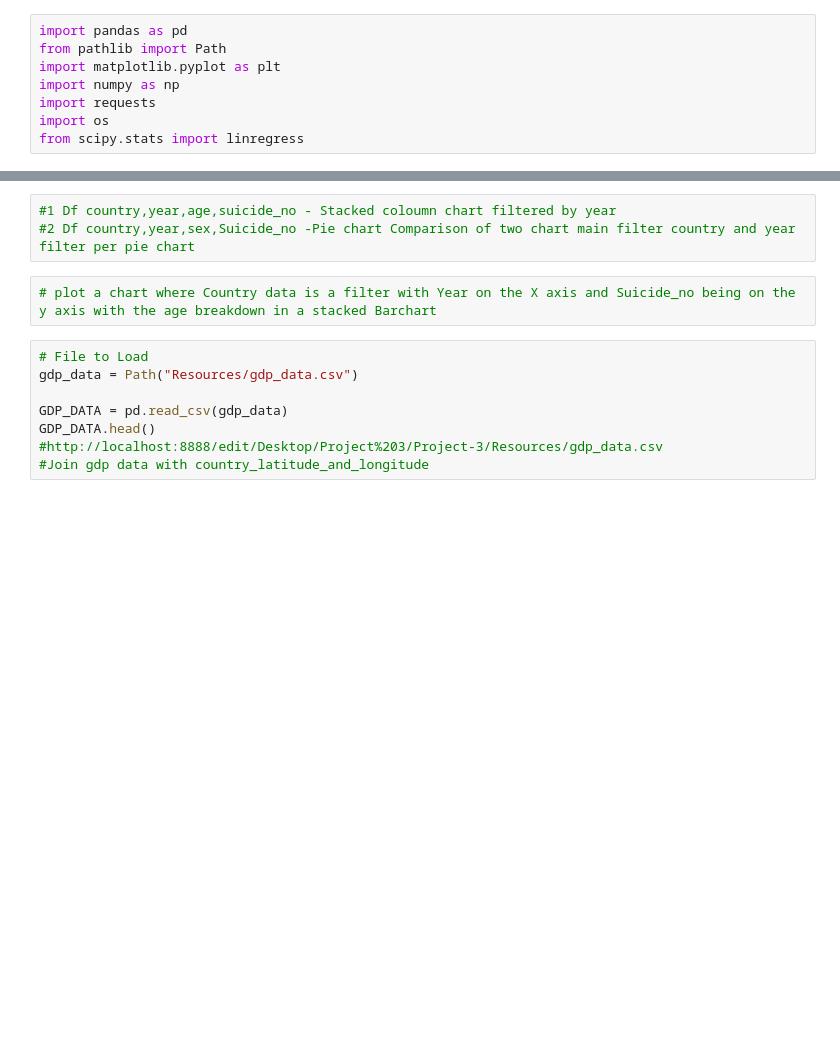
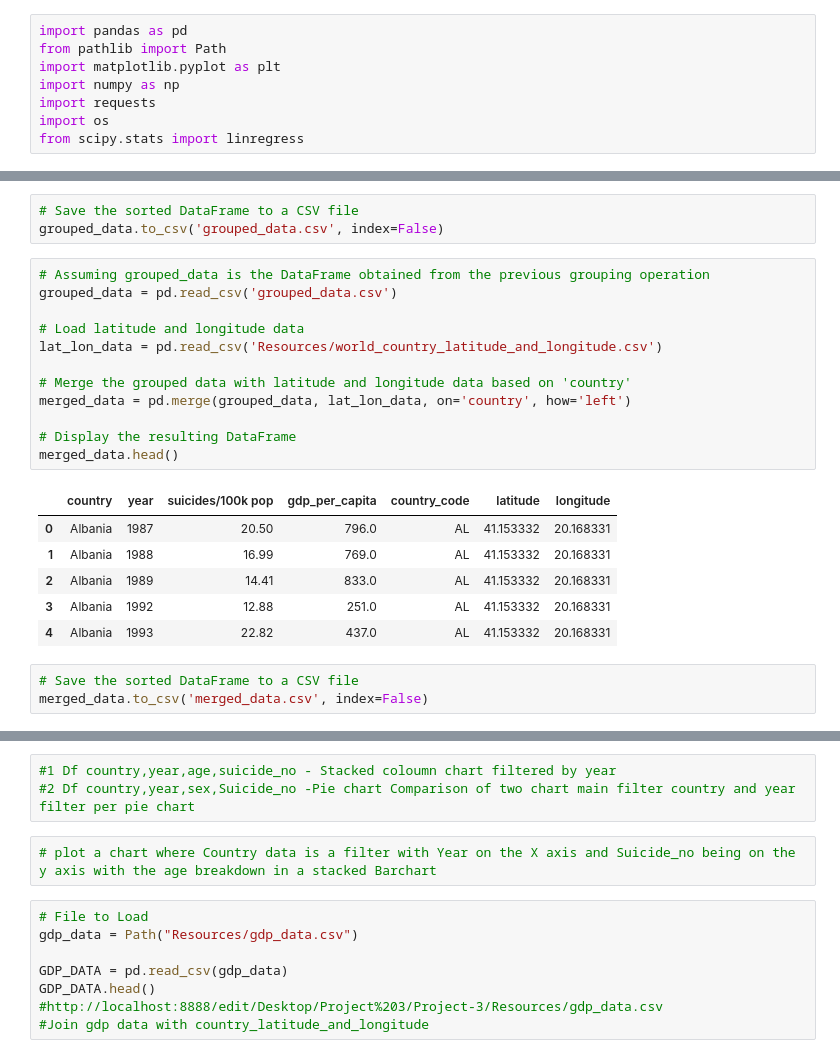
Before and after one commit to DayanaIm/Project-3, a Jupyter notebook: Suicide data detailed analysis.ipynb, the cells around one changed output, grey strips where cells are left out. Saved outputs shown, nothing was run; the diff lists cells and outputs as text; blank space fills up the shorter version.

```diff
--- a/Suicide data detailed analysis.ipynb
+++ b/Suicide data detailed analysis.ipynb
@@ -47,3 +69,28 @@ Sorted_Df.head()
+# %%
+# Save the sorted DataFrame to a CSV file
+grouped_data.to_csv('grouped_data.csv', index=False)
+# %%
+# Assuming grouped_data is the DataFrame obtained from the previous grouping operation
+grouped_data = pd.read_csv('grouped_data.csv')
+
+# Load latitude and longitude data
+lat_lon_data = pd.read_csv('Resources/world_country_latitude_and_longitude.csv')
+
+# Merge the grouped data with latitude and longitude data based on 'country'
+merged_data = pd.merge(grouped_data, lat_lon_data, on='country', how='left')
+
+# Display the resulting DataFrame
+merged_data.head()
+# %% [output]
+|  | country | year | suicides/100k pop | gdp_per_capita | country_code | latitude | longitude |
+| 0 | Albania | 1987 | 20.50 | 796.0 | AL | 41.153332 | 20.168331 |
+| 1 | Albania | 1988 | 16.99 | 769.0 | AL | 41.153332 | 20.168331 |
+| 2 | Albania | 1989 | 14.41 | 833.0 | AL | 41.153332 | 20.168331 |
+| 3 | Albania | 1992 | 12.88 | 251.0 | AL | 41.153332 | 20.168331 |
+| 4 | Albania | 1993 | 22.82 | 437.0 | AL | 41.153332 | 20.168331 |
+# %%
+# Save the sorted DataFrame to a CSV file
+merged_data.to_csv('merged_data.csv', index=False)
 # %%
 # Create separate DataFrames for males and females
 male_df = Sorted_Df[Sorted_Df['sex'] == 'male']
```
Also changed, not shown: parts of 14 cells of this notebook, 3 other files.
